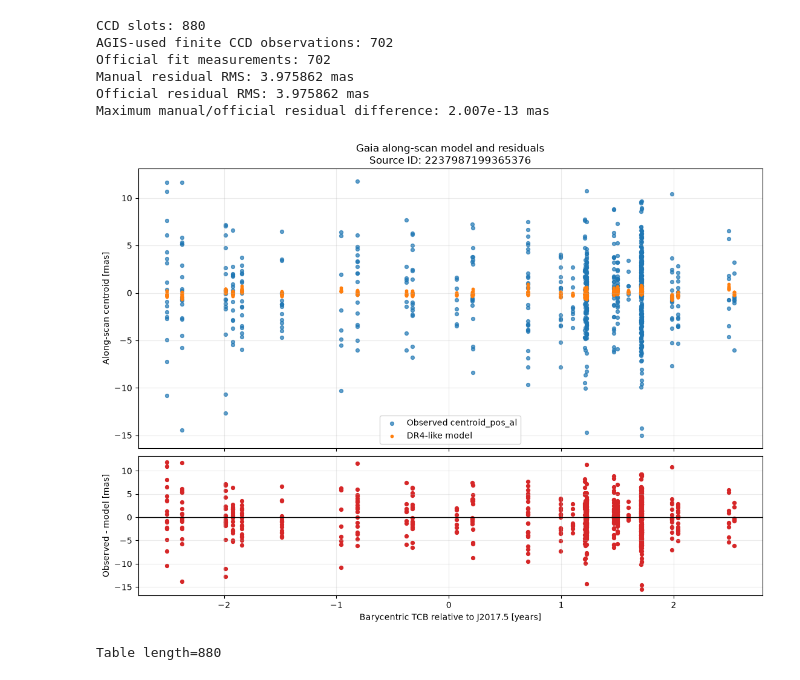
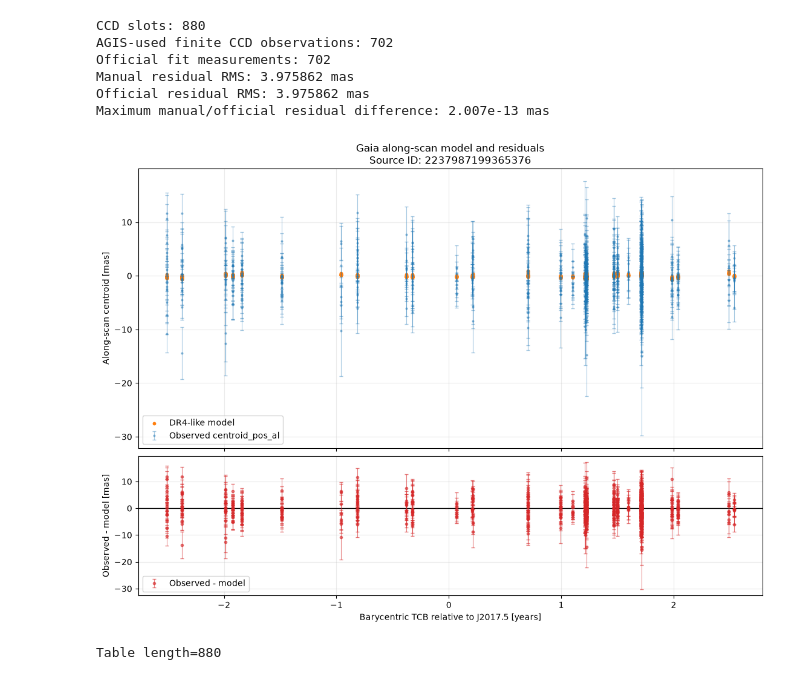
Before and after one commit to pedrodoesphysics/CASTY-Compression-for-Astrometry, a Jupyter notebook: Residuals.ipynb, the cells around one changed output. Drawn from its saved outputs; the diff is of its cells as text; code cells hidden in the pictures.

```diff
--- a/Residuals.ipynb
+++ b/Residuals.ipynb
@@ -143,40 +143,92 @@ fig, axes = plt.subplots(
     gridspec_kw={"height_ratios": (2, 1)},
 )
 
-axes[0].scatter(
+axes[0].errorbar(
     t_model[order],
     observed_centroid_al[order],
-    s=18,
-    alpha=0.7,
+    yerr=centroid_obs_error[model_mask][order],
+    fmt="o",
+    markersize=2,
+    alpha=0.4,
     color="tab:blue",
+    ecolor="tab:blue",
+    elinewidth=0.8,
+    capsize=2,
     label="Observed centroid_pos_al",
 )
 axes[0].scatter(
     t_model[order],
     model_centroid_al[order],
     s=10,
     color="tab:orange",
     label="DR4-like model",
 )
 axes[0].set_ylabel("Along-scan centroid [mas]")
 axes[0].set_title(f"Gaia along-scan model and residuals\nSource ID: {source_id}")
 axes[0].legend()
 axes[0].grid(True, alpha=0.25)
 
 axes[1].axhline(0.0, color="black", linewidth=1)
-axes[1].scatter(
+parameter_errors = dict(
+    zip(fit_result.parameter_names, fit_result.parameter_errors, strict=True)
+)
+
+# Partial derivatives of the model with respect to each fitted parameter.
+# Which is just the geometric info that comes from data point meta data
+design_matrix = np.column_stack(
+    [
+        np.sin(theta_model),
+        np.cos(theta_model),
+        parallax_factor_model[model_mask],
+        t_model * np.sin(theta_model),
+        t_model * np.cos(theta_model),
+        colour_factor_model[model_mask],
+    ]
+)
+
+parameter_sigma = np.array(
+    [
+        parameter_errors["delta_alpha_star"],
+        parameter_errors["delta_delta"],
+        parameter_errors["parallax"],
+        parameter_errors["pmra_star"],
+        parameter_errors["pmdec"],
+        parameter_errors["pseudocolour_term"],
+    ]
+)
+
+# Propagated model uncertainty, assuming independent fitted parameters.
+model_error = np.sqrt(
+    np.sum((design_matrix * parameter_sigma) ** 2, axis=1)
+)
+
+# Residual = observation - model.
+# Combine observational and model uncertainties in quadrature.
+residual_error = np.sqrt(
+    centroid_obs_error[model_mask] ** 2 + model_error**2
+)
+
+axes[1].errorbar(
     t_model[order],
     manual_residuals[order],
-    s=18,
+    yerr=residual_error[order],
+    fmt="o",
+    markersize=3,
+    capsize=2,
+    alpha=0.6,
     color="tab:red",
+    ecolor="tab:red",
+    elinewidth=0.8,
+    label="Observed - model",
 )
+axes[1].legend()
 axes[1].set_xlabel("Barycentric TCB relative to J2017.5 [years]")
 axes[1].set_ylabel("Observed - model [mas]")
 axes[1].grid(True, alpha=0.25)
 
 plt.show()
 # %% [output]
-[figure, old version]
+[figure, new version]
 # %%
 display(ccd)
 # %% [output]
```
Also changed, not shown: 1 other file.
